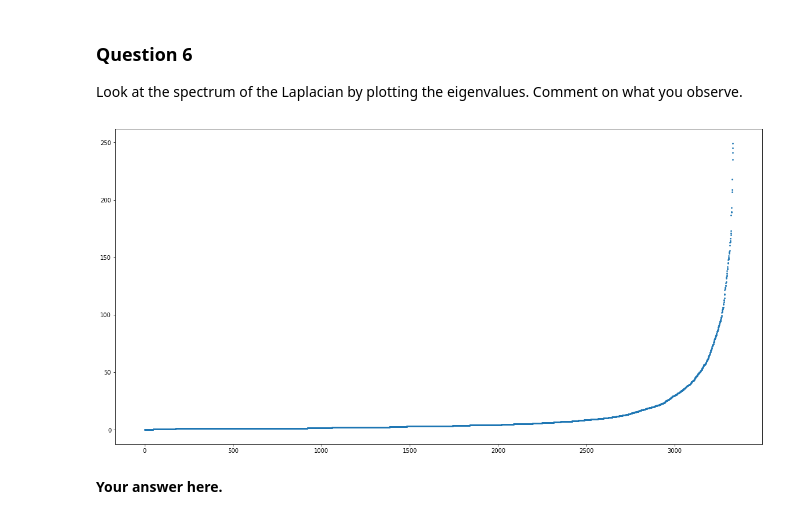
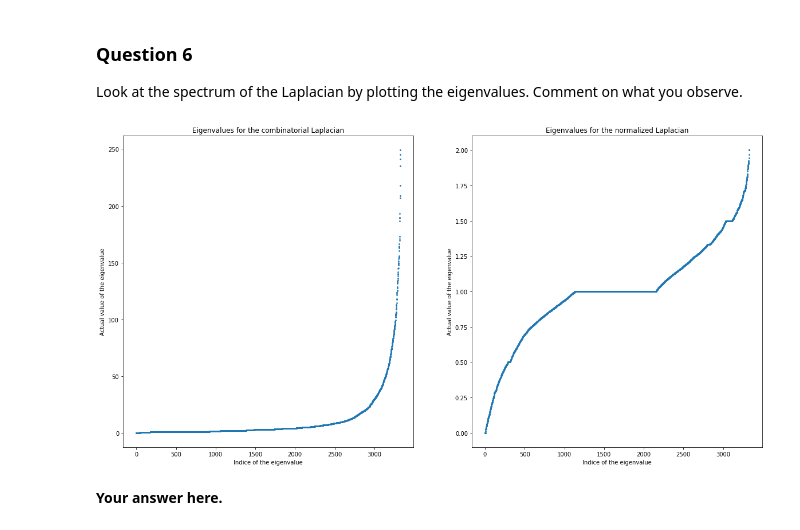
Before and after one commit to Adirlou/ntds_2018, a Jupyter notebook: 3_spectral_graph_theory.ipynb, the cells around one changed output. Saved outputs shown, nothing was run; the diff lists cells and outputs as text; code cells hidden in the pictures.

```diff
--- a/3_spectral_graph_theory.ipynb
+++ b/3_spectral_graph_theory.ipynb
@@ -115,12 +131,25 @@ What is the value of $u_0$, both for the combinatorial and normalized Laplacians
 
 Look at the spectrum of the Laplacian by plotting the eigenvalues.
 Comment on what you observe.
-# %%
-plt.figure(figsize=(20, 10))
-plt.scatter(x=list(range(len(eigenvalues))), y=eigenvalues, s=3)
-plt.show()
-# %% [output]
-[figure, removed]
+# %%
+#Create subplots
+f, (ax1, ax2) = plt.subplots(1, 2, figsize=(20, 10))
+
+#Plot the eigenvalues for the combinatorial laplacian
+ax1.scatter(x=list(range(len(eigenvalues))), y=eigenvalues, s=3)
+ax1.set_title('Eigenvalues for the combinatorial Laplacian')
+ax1.set_xlabel('Indice of the eigenvalue')
+ax1.set_ylabel('Actual value of the eigenvalue')
+
+#Plot the eigenvalues for the normalized laplacian
+ax2.scatter(x=list(range(len(eigenvalues_norm))), y=eigenvalues_norm, s=3)
+ax2.set_title('Eigenvalues for the normalized Laplacian')
+ax2.set_xlabel('Indice of the eigenvalue')
+ax2.set_ylabel('Actual value of the eigenvalue')
+
+plt.show()
+# %% [output]
+[figure, added]
 # %% [markdown]
 **Your answer here.**
 # %% [markdown]
```
Also changed, not shown: parts of 18 cells of this notebook.
